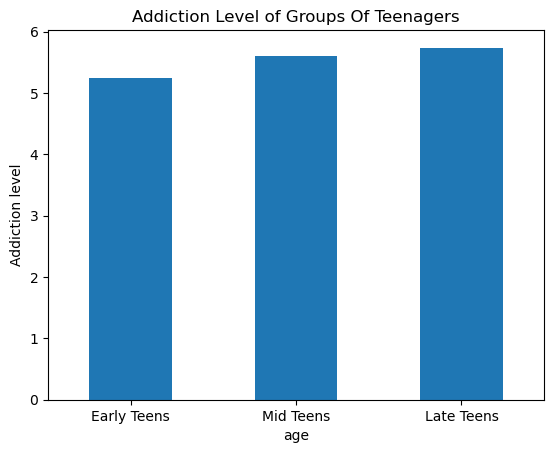
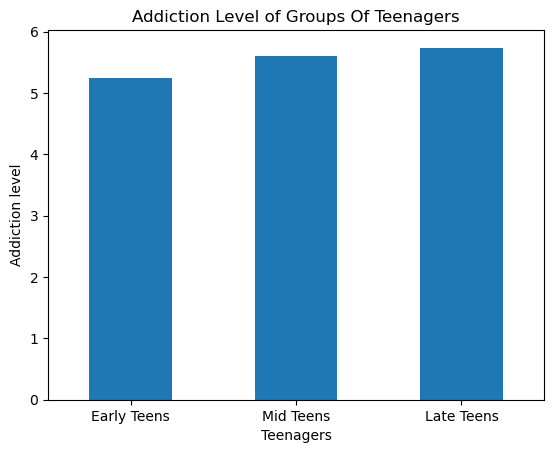
Code edit (unified diff) that turned the first committed figure into the second:
--- before
+++ after
@@ -2,3 +2,5 @@
 plt.title('Addiction Level of Groups Of Teenagers')
 plt.xticks(rotation = 0)
+plt.xlabel("Teenagers")
 plt.ylabel("Addiction level")
+plt.show()

Commit: update